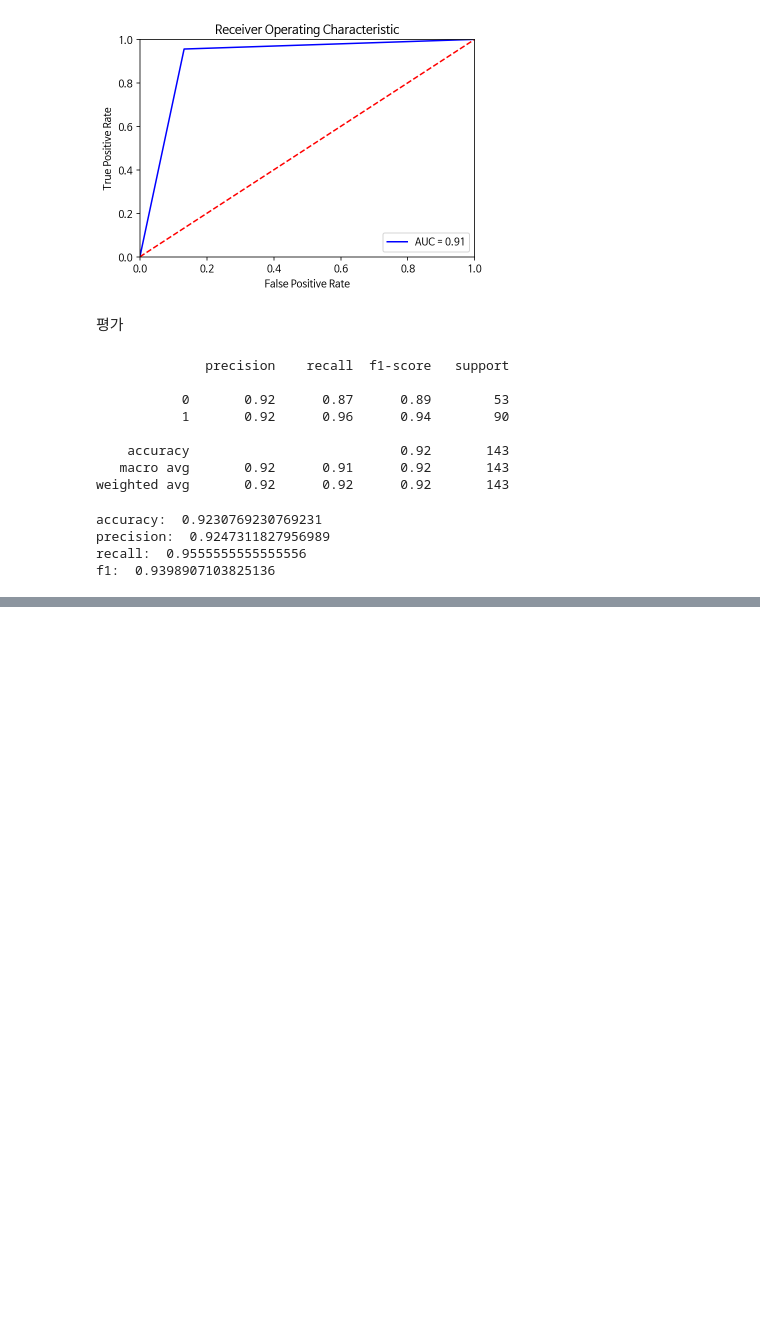
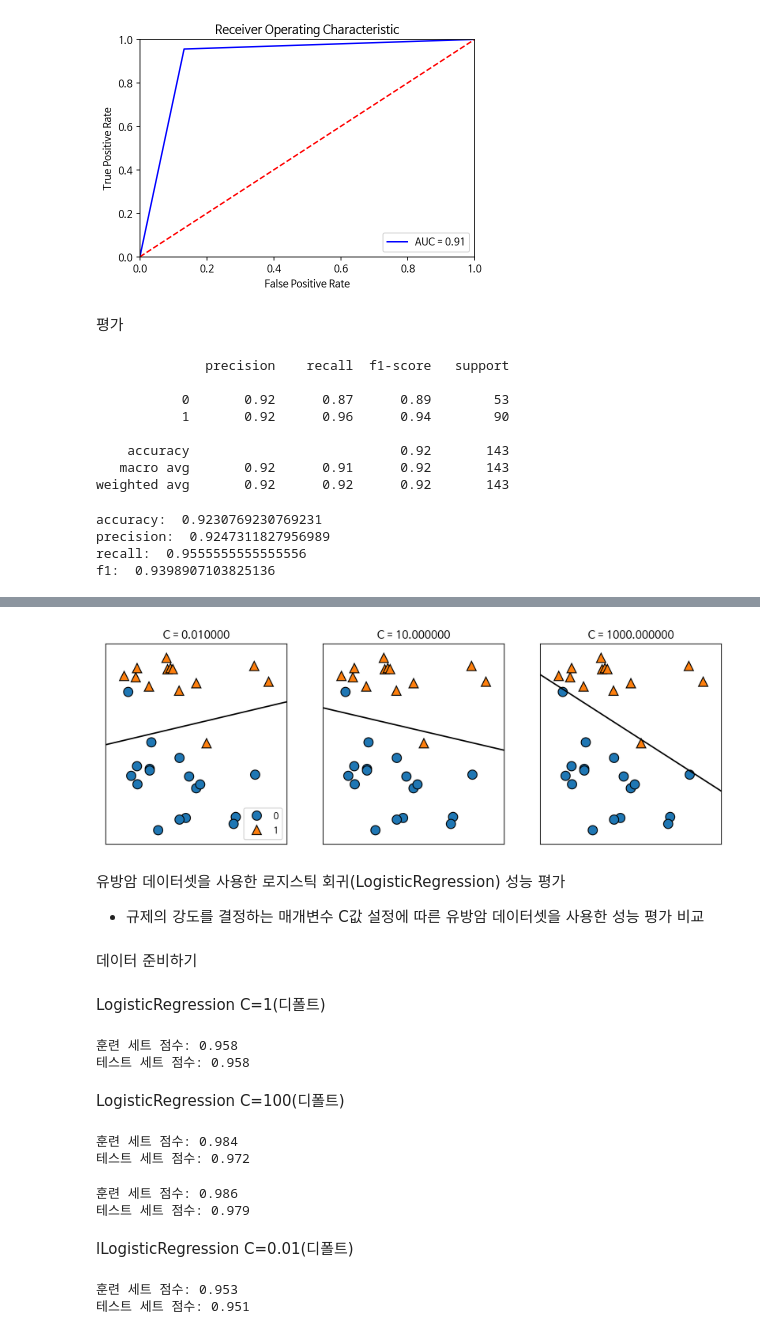
Before and after one commit to Kimjibeom/Python_Example, a Jupyter notebook: 지도학습(supervised_learning)_분류와_회귀.ipynb, the cells around one changed output, grey strips where cells are left out. Saved outputs shown, nothing was run; the diff lists cells and outputs as text; code cells hidden in the pictures; blank space fills up the shorter version.

```diff
--- a/지도학습(supervised_learning)_분류와_회귀.ipynb
+++ b/지도학습(supervised_learning)_분류와_회귀.ipynb
@@ -295,0 +320,12 @@ f1:  0.9398907103825136
+# %%
+mglearn.plots.plot_linear_svc_regularization()
+ # C의 값이 낮을 수록 -> 규제 높음(과소 적합)
+ # C의 값이 높을 수록 -> 규제 낮음 (과대 적합)
+# %% [output]
+[figure, added]
+# %% [markdown]
+유방암 데이터셋을 사용한 로지스틱 회귀(LogisticRegression) 성능 평가
+
+*   규제의 강도를 결정하는 매개변수 C값 설정에 따른 유방암 데이터셋을 사용한 성능 평가 비교
+# %% [markdown]
+데이터 준비하기
@@ -295,0 +340,40 @@ f1:  0.9398907103825136
+# %% [markdown]
+LogisticRegression C=1(디폴트)
+# %%
+from sklearn.linear_model import LogisticRegression
+
+logreg = LogisticRegression(max_iter=5000).fit(X_train, y_train) # 규제 C =1
+
+print('훈련 세트 점수: {:.3f}'.format(logreg.score(X_train, y_train)))
+print('테스트 세트 점수: {:.3f}'.format(logreg.score(X_test, y_test)))
+# %% [output]
+훈련 세트 점수: 0.958
+테스트 세트 점수: 0.958
+# %% [markdown]
+LogisticRegression C=100(디폴트)
+# %%
+logreg100 = LogisticRegression(C=100,max_iter=5000).fit(X_train, y_train) # 규제 C =100
+
+print('훈련 세트 점수: {:.3f}'.format(logreg100.score(X_train, y_train)))
+print('테스트 세트 점수: {:.3f}'.format(logreg100.score(X_test, y_test)))
+# %% [output]
+훈련 세트 점수: 0.984
+테스트 세트 점수: 0.972
+# %%
+lr_l1 = LogisticRegression(solver='liblinear',C=100,penalty='l1',max_iter=5000).fit(X_train, y_train) # 규제 C =100
+
+print('훈련 세트 점수: {:.3f}'.format(lr_l1.score(X_train, y_train)))
+print('테스트 세트 점수: {:.3f}'.format(lr_l1.score(X_test, y_test)))
+# %% [output]
+훈련 세트 점수: 0.986
+테스트 세트 점수: 0.979
+# %% [markdown]
+lLogisticRegression C=0.01(디폴트)
+# %%
+logreg001 = LogisticRegression(C=0.01,max_iter=5000).fit(X_train, y_train) # 규제 C =0.01
+
+print('훈련 세트 점수: {:.3f}'.format(logreg001.score(X_train, y_train)))
+print('테스트 세트 점수: {:.3f}'.format(logreg001.score(X_test, y_test)))
+# %% [output]
+훈련 세트 점수: 0.953
+테스트 세트 점수: 0.951
```
Also changed, not shown: parts of 7 cells of this notebook.
